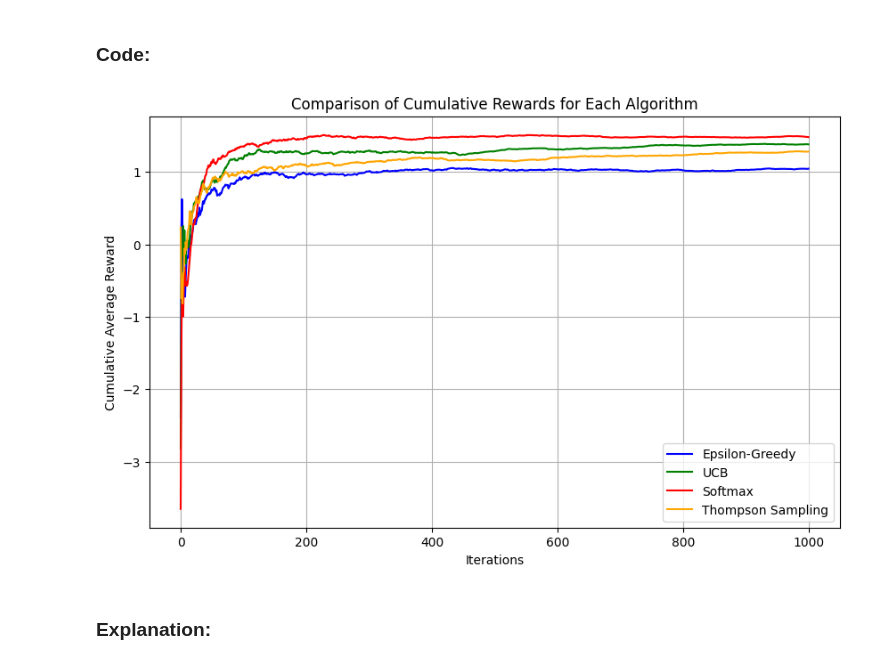
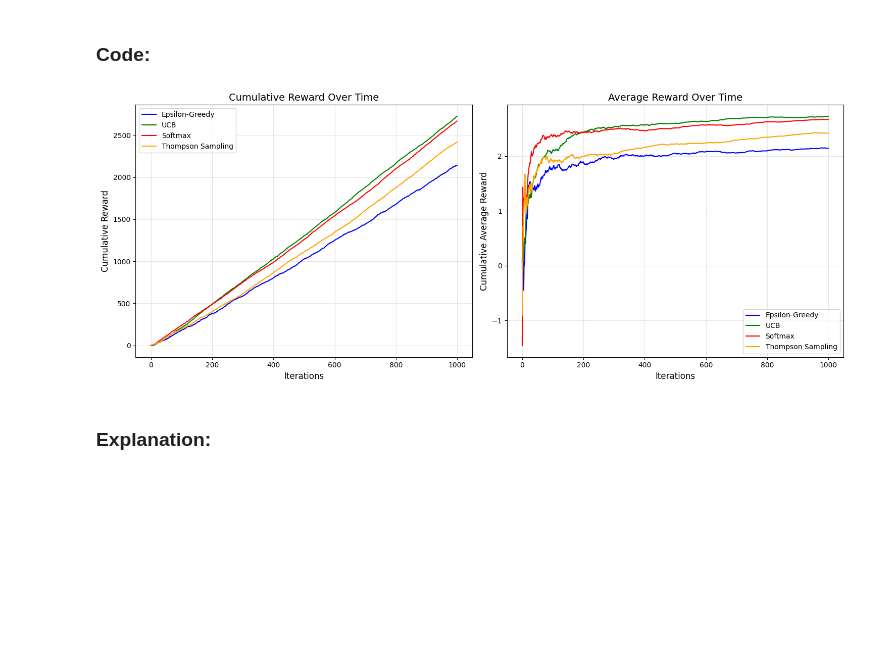
Before and after one commit to devilhyt/nchu-stuff, a Jupyter notebook: 2025-spring/drl/hw3/main.ipynb, the cells around one changed output. Drawn from its saved outputs; the diff is of its cells as text; code cells hidden in the pictures; blank space fills up the shorter version.

```diff
--- a/2025-spring/drl/hw3/main.ipynb
+++ b/2025-spring/drl/hw3/main.ipynb
@@ -321,6 +331,6 @@ class UCB(MultiArmedBandit):
         return np.argmax(ucb_values)
 # %%
 ucb = UCB(n_arms=n_arms, iterations=iterations, c=2.0, true_rewards=true_rewards)
-ucb_cumulative_rewards, ucb_arm_counts, ucb_selected_arms = ucb.run()
+ucb_cumulative_rewards, ucb_cumulative_average_rewards, ucb_arm_counts, ucb_selected_arms = ucb.run()
 ucb.plot_results(color='green')
 # %% [output]
@@ -384,7 +394,7 @@ class Softmax(MultiArmedBandit):
         # Calculate estimated mean rewards
         estimated_rewards = np.zeros(self.n_arms)
         for i in range(self.n_arms):
-            estimated_rewards[i] = self.rewards[i] / self.arm_counts[i]
+            estimated_rewards[i] = self.reward_sums[i] / self.arm_counts[i]
 
         # Apply softmax function to convert rewards to probabilities
         # To prevent overflow, subtract the maximum reward before exponentiating
@@ -396,6 +406,6 @@ class Softmax(MultiArmedBandit):
         return np.random.choice(self.n_arms, p=probabilities)
 # %%
 softmax = Softmax(n_arms=n_arms, iterations=iterations, temperature=0.2, true_rewards=true_rewards)
-softmax_cumulative_rewards, softmax_arm_counts, softmax_selected_arms = softmax.run()
+softmax_cumulative_rewards, softmax_cumulative_average_rewards, softmax_arm_counts, softmax_selected_arms = softmax.run()
 softmax.plot_results(color='red')
 # %% [output]
@@ -507,6 +517,6 @@ class ThompsonSampling(MultiArmedBandit):
         return np.argmax(samples)
 # %%
 ts = ThompsonSampling(n_arms=n_arms, iterations=iterations, alpha=1.0, beta=1.0, true_rewards=true_rewards)
-ts_cumulative_rewards, ts_arm_counts, ts_selected_arms = ts.run()
+ts_cumulative_rewards, ts_cumulative_average_rewards, ts_arm_counts, ts_selected_arms = ts.run()
 ts.plot_results("orange")
 # %% [output]
@@ -523,25 +533,35 @@ Conduct space and time complexity analysis, explaining the performance and diffe
 ### Code:
 # %%
 # Compare the cumulative_rewards of each algorithm
-plt.figure(figsize=(10, 6))
+fig, axes = plt.subplots(1, 2, figsize=(15, 6))
 
-# Plot the cumulative_rewards for each algorithm
-plt.plot(eg_cumulative_rewards, label='Epsilon-Greedy', color='blue')
-plt.plot(ucb_cumulative_rewards, label='UCB', color='green')
-plt.plot(softmax_cumulative_rewards, label='Softmax', color='red')
-plt.plot(ts_cumulative_rewards, label='Thompson Sampling', color='orange')
+# Left subplot: Cumulative rewards
+axes[0].plot(eg_cumulative_rewards, label='Epsilon-Greedy', color='blue')
+axes[0].plot(ucb_cumulative_rewards, label='UCB', color='green')
+axes[0].plot(softmax_cumulative_rewards, label='Softmax', color='red')
+axes[0].plot(ts_cumulative_rewards, label='Thompson Sampling', color='orange')
+axes[0].set_xlabel('Iterations', fontsize=12)
+axes[0].set_ylabel('Cumulative Reward', fontsize=12)
+axes[0].set_title('Cumulative Reward Over Time', fontsize=14)
+axes[0].legend(fontsize=10)
+axes[0].grid(True, alpha=0.3)
 
-# Add legend, labels, and title
-plt.xlabel('Iterations')
-plt.ylabel('Cumulative Average Reward')
-plt.title('Comparison of Cumulative Rewards for Each Algorithm')
-plt.legend()
-plt.grid(True)
+# Right subplot: Cumulative average rewards
+axes[1].plot(eg_cumulative_average_rewards, label='Epsilon-Greedy', color='blue')
+axes[1].plot(ucb_cumulative_average_rewards, label='UCB', color='green')
+axes[1].plot(softmax_cumulative_average_rewards, label='Softmax', color='red')
+axes[1].plot(ts_cumulative_average_rewards, label='Thompson Sampling', color='orange')
+axes[1].set_xlabel('Iterations', fontsize=12)
+axes[1].set_ylabel('Cumulative Average Reward', fontsize=12)
+axes[1].set_title('Average Reward Over Time', fontsize=14)
+axes[1].legend(fontsize=10)
+axes[1].grid(True, alpha=0.3)
 
-# Display the plot
+# Show plots
+plt.tight_layout()
 plt.show()
 # %% [output]
-[figure, old version]
+[figure, new version]
 # %% [markdown]
 ### Explanation:
 # %% [markdown]
```
Also changed, not shown: parts of 9 cells of this notebook, 1 other file.
